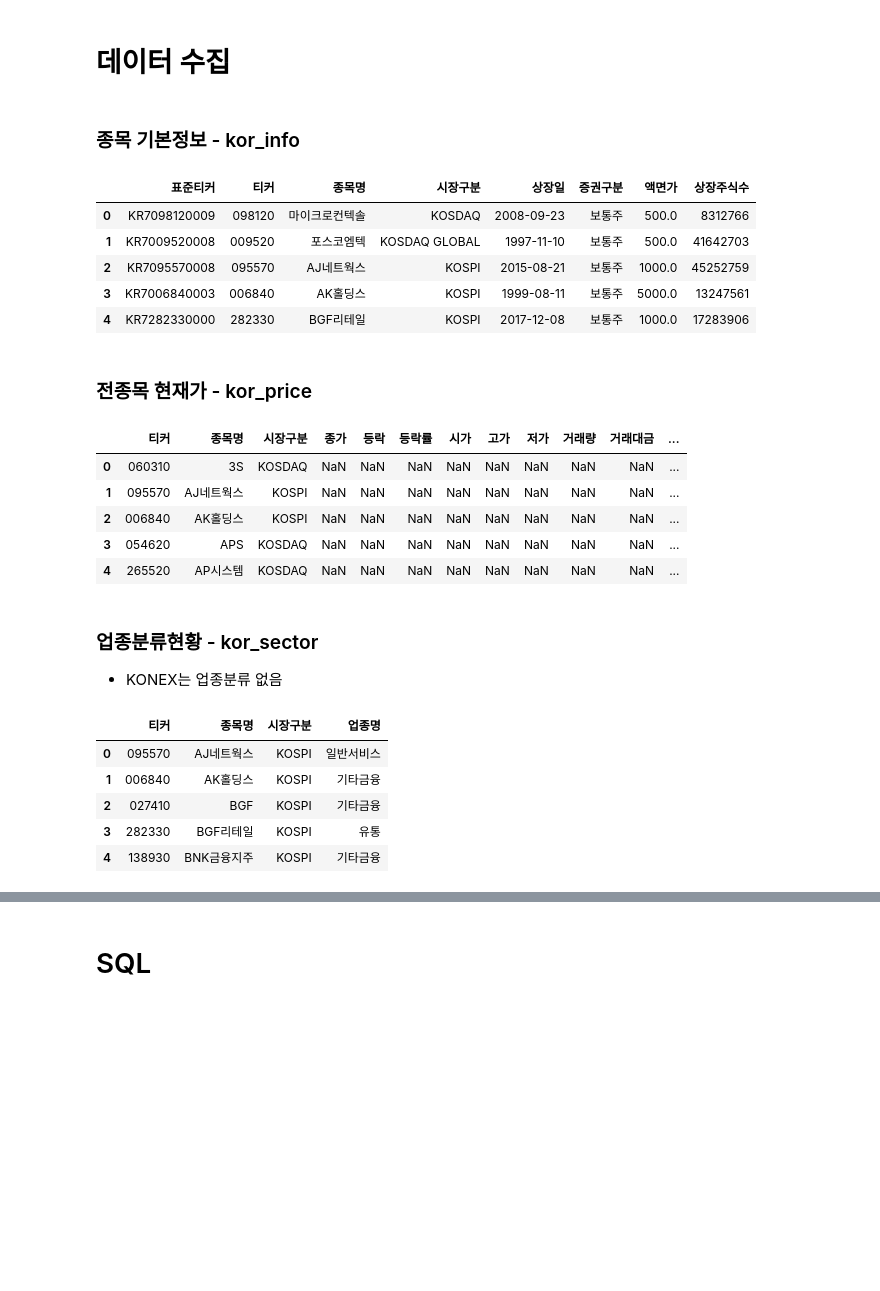
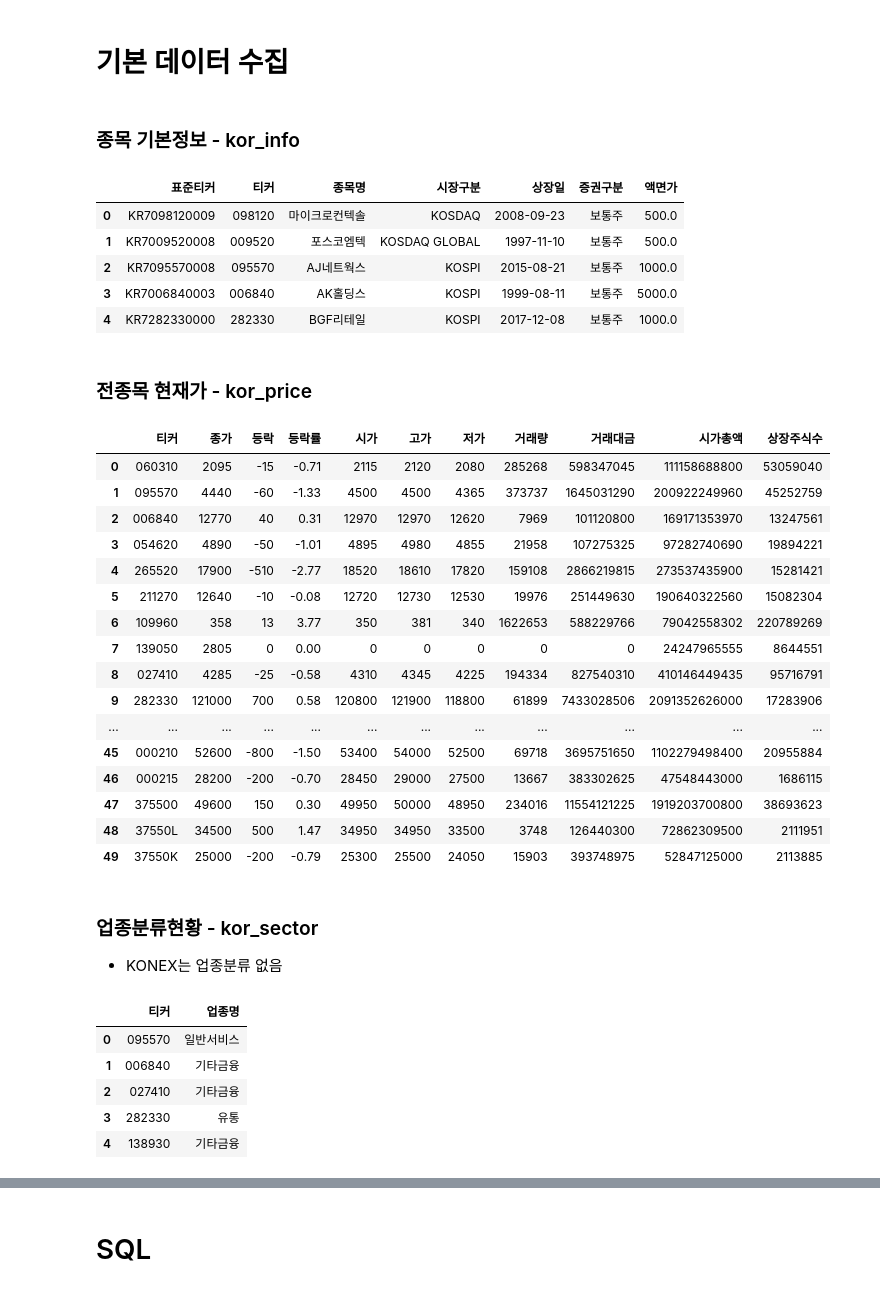
Before and after one commit to TrulySangwonDays/Side_project, a Jupyter notebook: 종목조회_코드.ipynb, the cells around one changed output, grey strips where cells are left out. Drawn from its saved outputs; the diff is of its cells as text; code cells hidden in the pictures; blank space fills up the shorter version.

```diff
--- a/종목조회_코드.ipynb
+++ b/종목조회_코드.ipynb
@@ -6,2 +1,2 @@ import duckdb
 # %% [markdown]
-# 데이터 수집
+# 기본 데이터 수집
@@ -8,9 +11,6 @@ import duckdb
 # %% [markdown]
 ### 종목 기본정보 - kor_info
 # %%
-import requests
-import pandas as pd
-
 url = 'https://data.krx.co.kr/comm/bldAttendant/getJsonData.cmd'
 
 headers = {
@@ -34,6 +34,8 @@ cols_to_convert = ['PARVAL', 'LIST_SHRS']  # 변환할 컬럼 목록
 for col in cols_to_convert:
     kor_info_raw[col] = kor_info_raw[col].astype(str).str.replace(',', '', regex=False)
     kor_info_raw[col] = pd.to_numeric(kor_info_raw[col], errors='coerce')
+# 날짜형 변환
+kor_info_raw['LIST_DD'] = pd.to_datetime(kor_info_raw['LIST_DD'], format='%Y/%m/%d')
 
 
 kor_info = duckdb.query(
@@ -43,22 +45,21 @@ kor_info = duckdb.query(
         ISU_SRT_CD as 티커,
         ISU_ABBRV as 종목명,
         MKT_TP_NM as 시장구분,
-        STRPTIME(LIST_DD, '%Y/%m/%d') AS 상장일,
+        LIST_DD AS 상장일,
         KIND_STKCERT_TP_NM as 증권구분,
         PARVAL as 액면가,
-        LIST_SHRS as 상장주식수
     from kor_info_raw
     """
 ).fetchdf()
 
 kor_info.head()
 # %% [output]
-|  | 표준티커 | 티커 | 종목명 | 시장구분 | 상장일 | 증권구분 | 액면가 | 상장주식수 |
-| 0 | KR7098120009 | 098120 | 마이크로컨텍솔 | KOSDAQ | 2008-09-23 | 보통주 | 500.0 | 8312766 |
-| 1 | KR7009520008 | 009520 | 포스코엠텍 | KOSDAQ GLOBAL | 1997-11-10 | 보통주 | 500.0 | 41642703 |
-| 2 | KR7095570008 | 095570 | AJ네트웍스 | KOSPI | 2015-08-21 | 보통주 | 1000.0 | 45252759 |
-| 3 | KR7006840003 | 006840 | AK홀딩스 | KOSPI | 1999-08-11 | 보통주 | 5000.0 | 13247561 |
-| 4 | KR7282330000 | 282330 | BGF리테일 | KOSPI | 2017-12-08 | 보통주 | 1000.0 | 17283906 |
+|  | 표준티커 | 티커 | 종목명 | 시장구분 | 상장일 | 증권구분 | 액면가 |
+| 0 | KR7098120009 | 098120 | 마이크로컨텍솔 | KOSDAQ | 2008-09-23 | 보통주 | 500.0 |
+| 1 | KR7009520008 | 009520 | 포스코엠텍 | KOSDAQ GLOBAL | 1997-11-10 | 보통주 | 500.0 |
+| 2 | KR7095570008 | 095570 | AJ네트웍스 | KOSPI | 2015-08-21 | 보통주 | 1000.0 |
+| 3 | KR7006840003 | 006840 | AK홀딩스 | KOSPI | 1999-08-11 | 보통주 | 5000.0 |
+| 4 | KR7282330000 | 282330 | BGF리테일 | KOSPI | 2017-12-08 | 보통주 | 1000.0 |
 # %% [markdown]
 ### 전종목 현재가 - kor_price
 # %%
@@ -68,9 +69,6 @@ today_str = datetime.today().strftime('%Y%m%d')
 # 특정 조회날짜
 # today_str = 20250715
 # %%
-import requests
-import pandas as pd
-
 # 요청 URL
 url = 'http://data.krx.co.kr/comm/bldAttendant/getJsonData.cmd'
 
@@ -95,49 +93,55 @@ res = requests.post(url, headers=headers, data=payload)
 data_json = res.json()
 kor_price_raw = pd.DataFrame(data_json['OutBlock_1'])
 
 # 숫자로 변환
 exclude_cols = ['ISU_SRT_CD', 'ISU_CD', 'ISU_ABBRV', 'MKT_NM', 'SECT_TP_NM', 'MKT_ID'] # 제외할 칼럼 목록
 for col in kor_price_raw.select_dtypes(include='object').columns:
     if col not in exclude_cols:
         kor_price_raw[col] = kor_price_raw[col].str.replace(',', '', regex=False)
         kor_price_raw[col] = pd.to_numeric(kor_price_raw[col], errors='coerce')
 
 
 kor_price = duckdb.query(
     """
     select
         ISU_SRT_CD as 티커,
-        ISU_ABBRV as 종목명,
-        MKT_NM as 시장구분,
         TDD_CLSPRC as 종가,
         CMPPREVDD_PRC as 등락,
         FLUC_RT as 등락률,
         TDD_OPNPRC as 시가,
         TDD_HGPRC as 고가,
         TDD_LWPRC as 저가,
         ACC_TRDVOL as 거래량,
         ACC_TRDVAL as 거래대금,
         MKTCAP as 시가총액,
         LIST_SHRS as 상장주식수
     from kor_price_raw
     """
 ).fetchdf()
 
-kor_price.head()
+kor_price.head(50)
 # %% [output]
-|  | 티커 | 종목명 | 시장구분 | 종가 | 등락 | 등락률 | 시가 | 고가 | 저가 | 거래량 | 거래대금 | ... |
-| 0 | 060310 | 3S | KOSDAQ | NaN | NaN | NaN | NaN | NaN | NaN | NaN | NaN | ... |
-| 1 | 095570 | AJ네트웍스 | KOSPI | NaN | NaN | NaN | NaN | NaN | NaN | NaN | NaN | ... |
-| 2 | 006840 | AK홀딩스 | KOSPI | NaN | NaN | NaN | NaN | NaN | NaN | NaN | NaN | ... |
-| 3 | 054620 | APS | KOSDAQ | NaN | NaN | NaN | NaN | NaN | NaN | NaN | NaN | ... |
-| 4 | 265520 | AP시스템 | KOSDAQ | NaN | NaN | NaN | NaN | NaN | NaN | NaN | NaN | ... |
+|  | 티커 | 종가 | 등락 | 등락률 | 시가 | 고가 | 저가 | 거래량 | 거래대금 | 시가총액 | 상장주식수 |
+| 0 | 060310 | 2095 | -15 | -0.71 | 2115 | 2120 | 2080 | 285268 | 598347045 | 111158688800 | 53059040 |
+| 1 | 095570 | 4440 | -60 | -1.33 | 4500 | 4500 | 4365 | 373737 | 1645031290 | 200922249960 | 45252759 |
+| 2 | 006840 | 12770 | 40 | 0.31 | 12970 | 12970 | 12620 | 7969 | 101120800 | 169171353970 | 13247561 |
+| 3 | 054620 | 4890 | -50 | -1.01 | 4895 | 4980 | 4855 | 21958 | 107275325 | 97282740690 | 19894221 |
+| 4 | 265520 | 17900 | -510 | -2.77 | 18520 | 18610 | 17820 | 159108 | 2866219815 | 273537435900 | 15281421 |
+| 5 | 211270 | 12640 | -10 | -0.08 | 12720 | 12730 | 12530 | 19976 | 251449630 | 190640322560 | 15082304 |
+| 6 | 109960 | 358 | 13 | 3.77 | 350 | 381 | 340 | 1622653 | 588229766 | 79042558302 | 220789269 |
+| 7 | 139050 | 2805 | 0 | 0.00 | 0 | 0 | 0 | 0 | 0 | 24247965555 | 8644551 |
+| 8 | 027410 | 4285 | -25 | -0.58 | 4310 | 4345 | 4225 | 194334 | 827540310 | 410146449435 | 95716791 |
+| 9 | 282330 | 121000 | 700 | 0.58 | 120800 | 121900 | 118800 | 61899 | 7433028506 | 2091352626000 | 17283906 |
+| ... | ... | ... | ... | ... | ... | ... | ... | ... | ... | ... | ... |
+| 45 | 000210 | 52600 | -800 | -1.50 | 53400 | 54000 | 52500 | 69718 | 3695751650 | 1102279498400 | 20955884 |
+| 46 | 000215 | 28200 | -200 | -0.70 | 28450 | 29000 | 27500 | 13667 | 383302625 | 47548443000 | 1686115 |
+| 47 | 375500 | 49600 | 150 | 0.30 | 49950 | 50000 | 48950 | 234016 | 11554121225 | 1919203700800 | 38693623 |
+| 48 | 37550L | 34500 | 500 | 1.47 | 34950 | 34950 | 33500 | 3748 | 126440300 | 72862309500 | 2111951 |
+| 49 | 37550K | 25000 | -200 | -0.79 | 25300 | 25500 | 24050 | 15903 | 393748975 | 52847125000 | 2113885 |
 # %% [markdown]
 ### 업종분류현황 - kor_sector
 - KONEX는 업종분류 없음
 # %%
-import requests
-import pandas as pd
-
 url = 'http://data.krx.co.kr/comm/bldAttendant/getJsonData.cmd'
 headers = {
     'User-Agent': 'Mozilla/5.0',
@@ -173,8 +177,6 @@ kor_sector = duckdb.query(
     """
     select
         ISU_SRT_CD as 티커,
-        ISU_ABBRV as 종목명,
-        MKT_TP_NM as 시장구분,
         IDX_IND_NM as 업종명
     from STK_sector_raw
 
@@ -182,8 +184,6 @@ kor_sector = duckdb.query(
 
     select
         ISU_SRT_CD as 티커,
-        ISU_ABBRV as 종목명,
-        MKT_TP_NM as 시장구분,
         IDX_IND_NM as 업종명
     from KSQ_sector_raw
     """
@@ -191,9 +191,9 @@ kor_sector = duckdb.query(
 
 kor_sector.head()
 # %% [output]
-|  | 티커 | 종목명 | 시장구분 | 업종명 |
-| 0 | 095570 | AJ네트웍스 | KOSPI | 일반서비스 |
-| 1 | 006840 | AK홀딩스 | KOSPI | 기타금융 |
-| 2 | 027410 | BGF | KOSPI | 기타금융 |
-| 3 | 282330 | BGF리테일 | KOSPI | 유통 |
-| 4 | 138930 | BNK금융지주 | KOSPI | 기타금융 |
+|  | 티커 | 업종명 |
+| 0 | 095570 | 일반서비스 |
+| 1 | 006840 | 기타금융 |
+| 2 | 027410 | 기타금융 |
+| 3 | 282330 | 유통 |
+| 4 | 138930 | 기타금융 |
```
Also changed, not shown: parts of 26 cells of this notebook.
